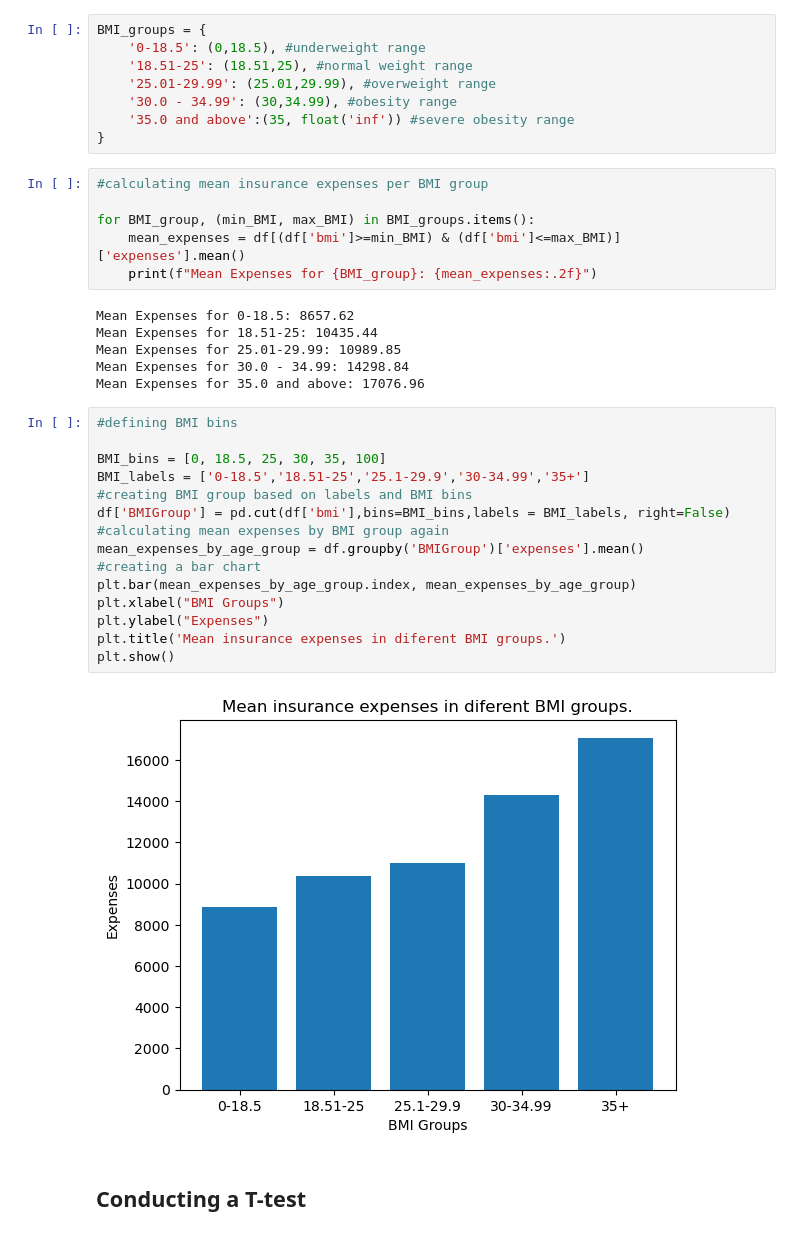
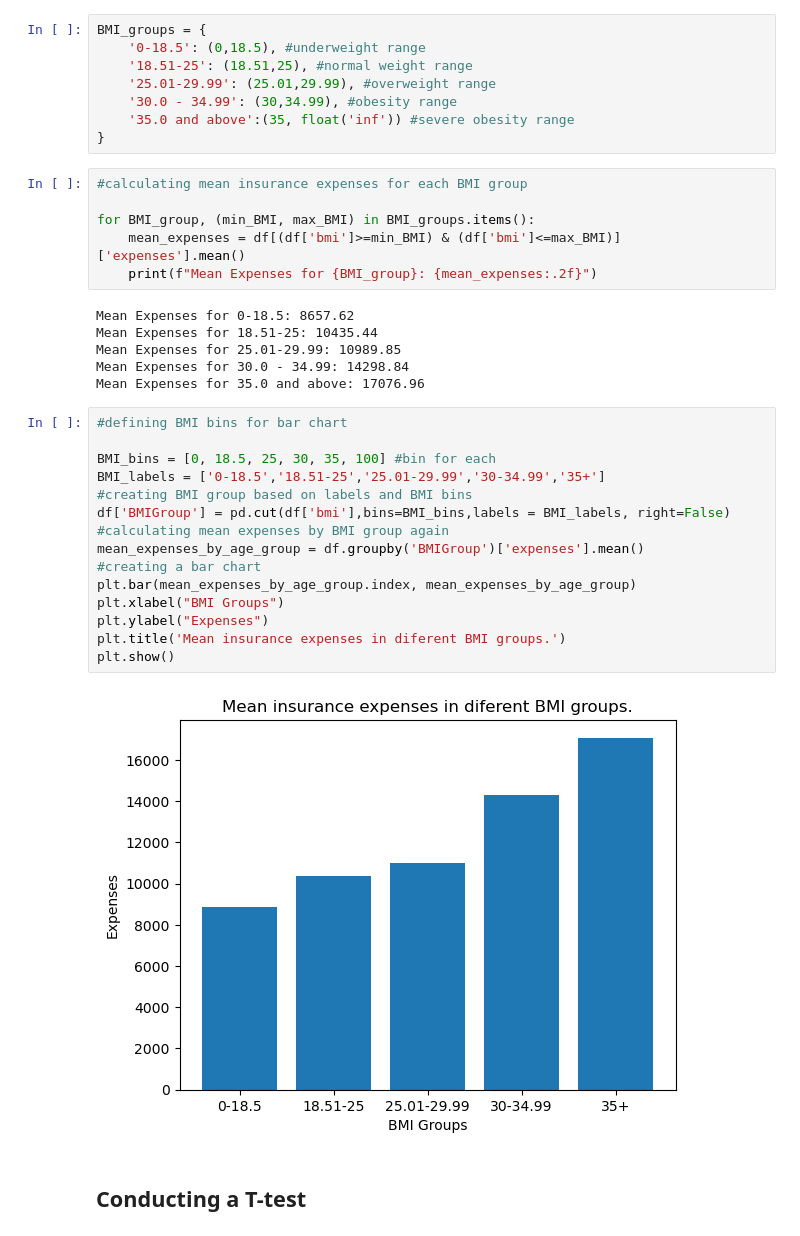
Before and after one commit to MAvdejev/Business-Statistics, a Jupyter notebook: BMI-analysis for statistics.ipynb, the cells around one changed output. Saved outputs shown, nothing was run; the diff lists cells and outputs as text.

```diff
--- a/BMI-analysis for statistics.ipynb
+++ b/BMI-analysis for statistics.ipynb
@@ -175,7 +155,7 @@ BMI_groups = {
     '35.0 and above':(35, float('inf')) #severe obesity range
 }
 # %%
-#calculating mean insurance expenses per BMI group
+#calculating mean insurance expenses for each BMI group
 
 for BMI_group, (min_BMI, max_BMI) in BMI_groups.items():
     mean_expenses = df[(df['bmi']>=min_BMI) & (df['bmi']<=max_BMI)]['expenses'].mean()
@@ -187,22 +167,22 @@ Mean Expenses for 25.01-29.99: 10989.85
 Mean Expenses for 30.0 - 34.99: 14298.84
 Mean Expenses for 35.0 and above: 17076.96
 # %%
-#defining BMI bins
+#defining BMI bins for bar chart
 
-BMI_bins = [0, 18.5, 25, 30, 35, 100]
-BMI_labels = ['0-18.5','18.51-25','25.1-29.9','30-34.99','35+']
+BMI_bins = [0, 18.5, 25, 30, 35, 100] #bin for each
+BMI_labels = ['0-18.5','18.51-25','25.01-29.99','30-34.99','35+']
 #creating BMI group based on labels and BMI bins
 df['BMIGroup'] = pd.cut(df['bmi'],bins=BMI_bins,labels = BMI_labels, right=False)
 #calculating mean expenses by BMI group again
 mean_expenses_by_age_group = df.groupby('BMIGroup')['expenses'].mean()
 #creating a bar chart
 plt.bar(mean_expenses_by_age_group.index, mean_expenses_by_age_group)
 plt.xlabel("BMI Groups")
 plt.ylabel("Expenses")
 plt.title('Mean insurance expenses in diferent BMI groups.')
 plt.show()
 # %% [output]
-[figure, old version]
+[figure, new version]
 # %% [markdown]
 ## Conducting a T-test
 # %%
```
Also changed, not shown: parts of 15 cells of this notebook.
